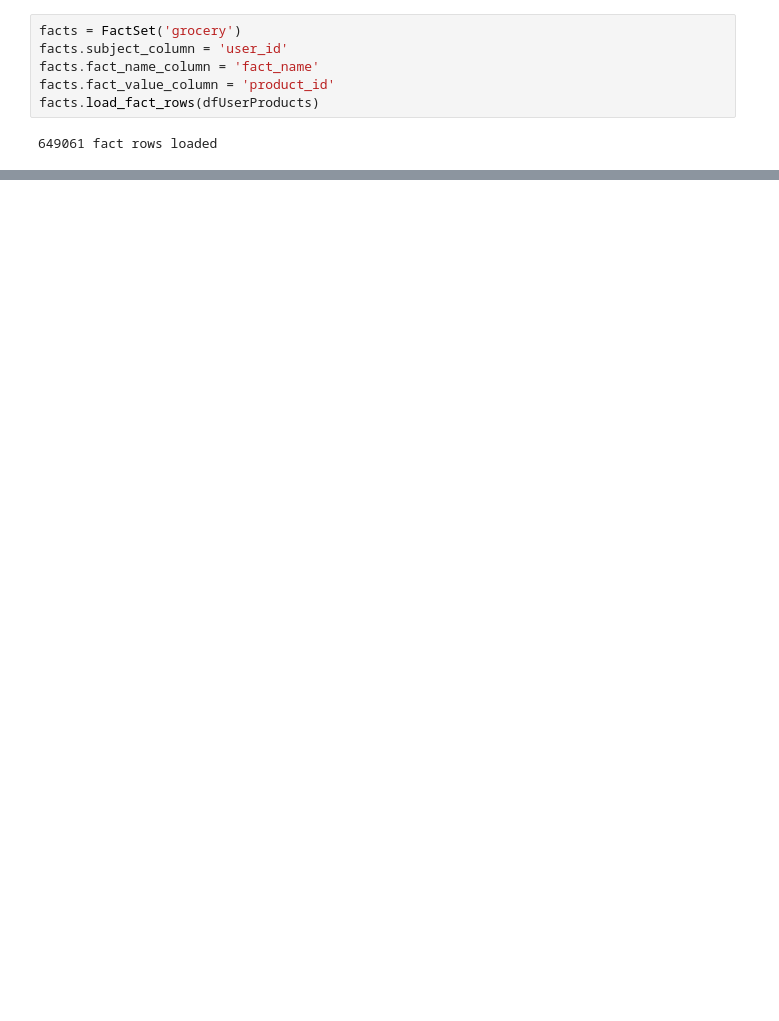
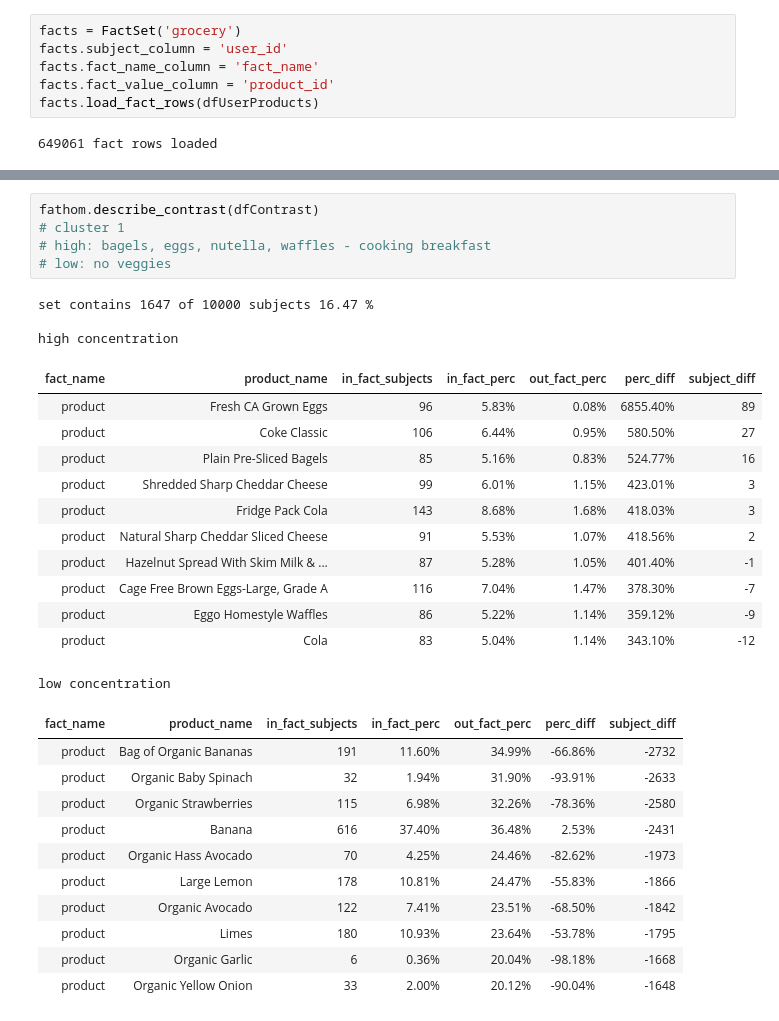
Before and after one commit to icanseeformiles/fathom, a Jupyter notebook: Fathom POC.ipynb, the cells around one changed output, grey strips where cells are left out. Saved outputs shown, nothing was run; the diff lists cells and outputs as text; blank space fills up the shorter version.

```diff
--- a/Fathom POC.ipynb
+++ b/Fathom POC.ipynb
@@ -433,0 +412,32 @@ fathom.load_model(model_name='grocery')
+# %%
+fathom.describe_contrast(dfContrast)
+# cluster 1
+# high: bagels, eggs, nutella, waffles - cooking breakfast
+# low: no veggies
+# %% [output]
+set contains 1647 of 10000 subjects 16.47 %
+
+high concentration
+| fact_name | product_name | in_fact_subjects | in_fact_perc | out_fact_perc | perc_diff | subject_diff |
+| product | Fresh CA Grown Eggs | 96 | 5.83% | 0.08% | 6855.40% | 89 |
+| product | Coke Classic | 106 | 6.44% | 0.95% | 580.50% | 27 |
+| product | Plain Pre-Sliced Bagels | 85 | 5.16% | 0.83% | 524.77% | 16 |
+| product | Shredded Sharp Cheddar Cheese | 99 | 6.01% | 1.15% | 423.01% | 3 |
+| product | Fridge Pack Cola | 143 | 8.68% | 1.68% | 418.03% | 3 |
+| product | Natural Sharp Cheddar Sliced Cheese | 91 | 5.53% | 1.07% | 418.56% | 2 |
+| product | Hazelnut Spread With Skim Milk & ... | 87 | 5.28% | 1.05% | 401.40% | -1 |
+| product | Cage Free Brown Eggs-Large, Grade A | 116 | 7.04% | 1.47% | 378.30% | -7 |
+| product | Eggo Homestyle Waffles | 86 | 5.22% | 1.14% | 359.12% | -9 |
+| product | Cola | 83 | 5.04% | 1.14% | 343.10% | -12 |
+low concentration
+| fact_name | product_name | in_fact_subjects | in_fact_perc | out_fact_perc | perc_diff | subject_diff |
+| product | Bag of Organic Bananas | 191 | 11.60% | 34.99% | -66.86% | -2732 |
+| product | Organic Baby Spinach | 32 | 1.94% | 31.90% | -93.91% | -2633 |
+| product | Organic Strawberries | 115 | 6.98% | 32.26% | -78.36% | -2580 |
+| product | Banana | 616 | 37.40% | 36.48% | 2.53% | -2431 |
+| product | Organic Hass Avocado | 70 | 4.25% | 24.46% | -82.62% | -1973 |
+| product | Large Lemon | 178 | 10.81% | 24.47% | -55.83% | -1866 |
+| product | Organic Avocado | 122 | 7.41% | 23.51% | -68.50% | -1842 |
+| product | Limes | 180 | 10.93% | 23.64% | -53.78% | -1795 |
+| product | Organic Garlic | 6 | 0.36% | 20.04% | -98.18% | -1668 |
+| product | Organic Yellow Onion | 33 | 2.00% | 20.12% | -90.04% | -1648 |
```
Also changed, not shown: parts of 24 cells of this notebook, 1 other file.
